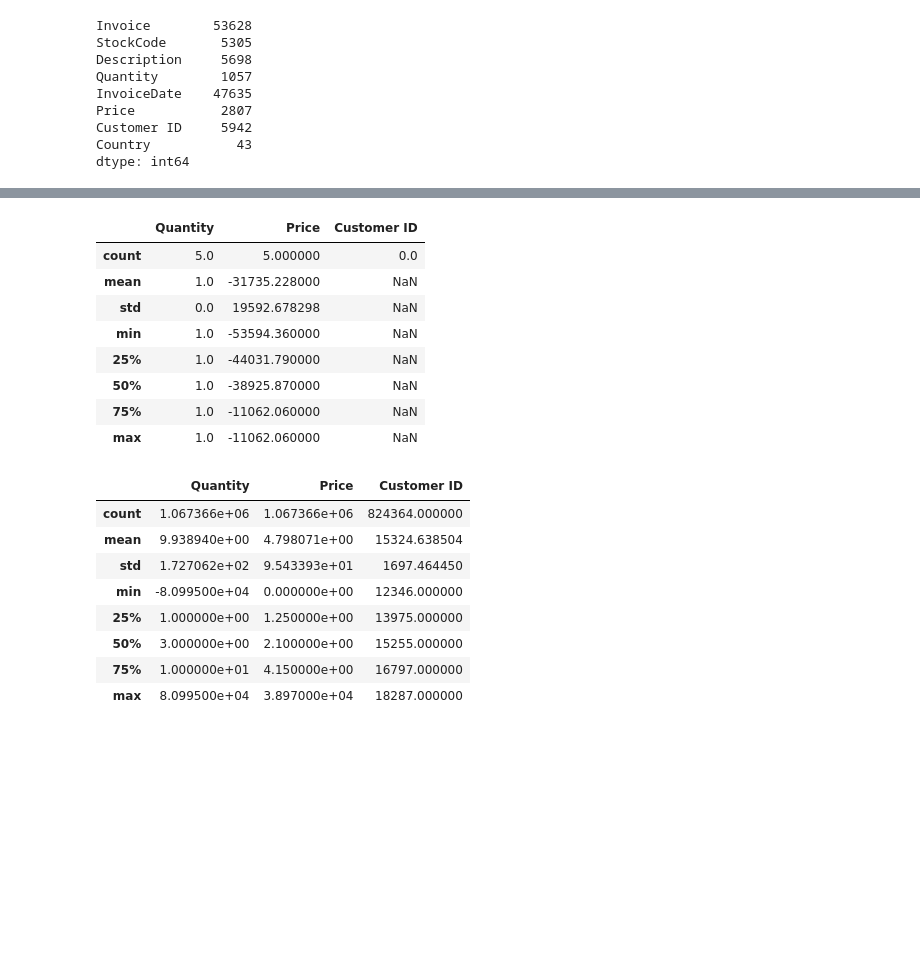
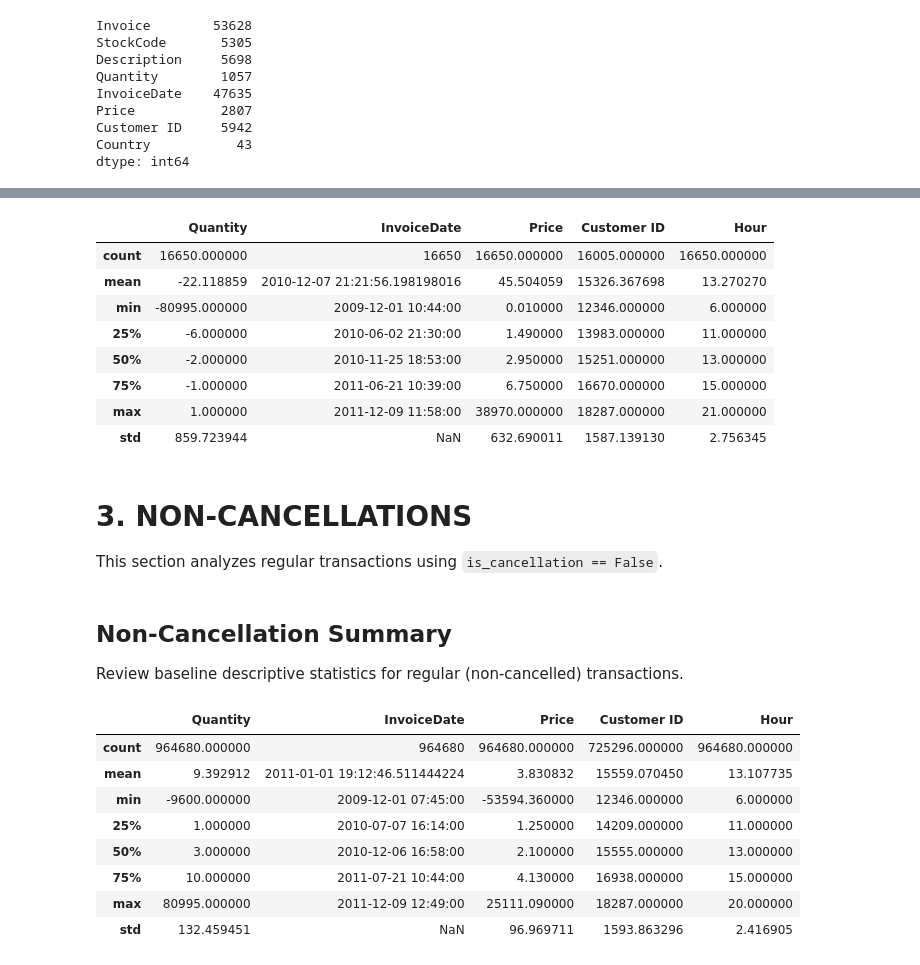
Before and after one commit to smnsht/unusual-customer-purchasing, a Jupyter notebook: notebooks/01_EDA.ipynb, the cells around one changed output, grey strips where cells are left out. Drawn from its saved outputs; the diff is of its cells as text; code cells hidden in the pictures; blank space fills up the shorter version.

```diff
--- a/notebooks/01_EDA.ipynb
+++ b/notebooks/01_EDA.ipynb
@@ -71,8 +67,7 @@ countries_excluding_uk.plot(kind='pie', autopct='%1.1f%%', title='Top 10 Countri
 # %%
-# plot distribution of day of week of transactions using pandas built-in plot function in UK only
-uk_transactions = df[df['Country'] == 'United Kingdom'].copy()
+df.drop(df[df['Country'] != 'United Kingdom'].index, inplace=True)
 
-# Infer the day of week from the InvoiceDate column
-uk_transactions['InvoiceDate'] = pd.to_datetime(uk_transactions['InvoiceDate'])
-uk_transactions['DayOfWeek'] = uk_transactions['InvoiceDate'].dt.day_name()
-uk_transactions['DayOfWeek'].value_counts().sort_index().plot(kind='pie', autopct='%1.1f%%', title='Distribution of Day of Week of Transactions in UK')
+df['InvoiceDate'] = pd.to_datetime(df['InvoiceDate'])
+df['Hour'] = df['InvoiceDate'].dt.hour
+df['DayOfWeek'] = df['InvoiceDate'].dt.day_name()
+df['Month'] = df['InvoiceDate'].dt.month_name()
@@ -96,10 +101,4 @@ uk_transactions['Hour'].value_counts().sort_index().plot(kind='bar', title='Dist
 # %%
-# Negative quantities in the Online Retail II dataset primarily represent order cancellations and returns, which are often indicated
-# by  an invoice number starting with the letter 'C'
-# https://www.kaggle.com/code/mustafagerme/arl-using-the-dataset-online-retail-ii
-#
-# This is my prospect for data mining: who are the customers who return products, and what are the products that are returned most often?
-
-df_negative = df[df.Quantity < 0]
-df_negative.describe()
+df['is_cancellation'] = df['Invoice'].astype(str).str.startswith('C', na=False)
+df['is_cancellation'].value_counts()
 # %% [output]
@@ -115,4 +109,6 @@ df_negative.describe()
 # %%
-df_positive = df[df.Quantity > 0]
-df_positive.describe()
+df_cancellations = df[df['is_cancellation']].copy()
+non_cancel_df = df[~df['is_cancellation']].copy()
+
+pd.Series({'cancellations': len(df_cancellations), 'non_cancellations': len(non_cancel_df)})
 # %% [output]
@@ -128,31 +118,31 @@ df_positive.describe()
 # %%
-# Negative values in the Price column of the Online Retail II dataset represent order cancellations, product returns, or administrative bank fees/adjustments.
-# https://www.kaggle.com/code/mustafagerme/arl-using-the-dataset-online-retail-ii
-#
-# This is my prospect for data mining: who are the customers who cancel orders, and what are the products that are cancelled most often?
-df_cancellations = df[df.Price < 0]
 df_cancellations.describe()
 # %% [output]
-|  | Quantity | Price | Customer ID |
-| count | 5.0 | 5.000000 | 0.0 |
-| mean | 1.0 | -31735.228000 | NaN |
-| std | 0.0 | 19592.678298 | NaN |
-| min | 1.0 | -53594.360000 | NaN |
-| 25% | 1.0 | -44031.790000 | NaN |
-| 50% | 1.0 | -38925.870000 | NaN |
-| 75% | 1.0 | -11062.060000 | NaN |
-| max | 1.0 | -11062.060000 | NaN |
+|  | Quantity | InvoiceDate | Price | Customer ID | Hour |
+| count | 16650.000000 | 16650 | 16650.000000 | 16005.000000 | 16650.000000 |
+| mean | -22.118859 | 2010-12-07 21:21:56.198198016 | 45.504059 | 15326.367698 | 13.270270 |
+| min | -80995.000000 | 2009-12-01 10:44:00 | 0.010000 | 12346.000000 | 6.000000 |
+| 25% | -6.000000 | 2010-06-02 21:30:00 | 1.490000 | 13983.000000 | 11.000000 |
+| 50% | -2.000000 | 2010-11-25 18:53:00 | 2.950000 | 15251.000000 | 13.000000 |
+| 75% | -1.000000 | 2011-06-21 10:39:00 | 6.750000 | 16670.000000 | 15.000000 |
+| max | 1.000000 | 2011-12-09 11:58:00 | 38970.000000 | 18287.000000 | 21.000000 |
+| std | 859.723944 | NaN | 632.690011 | 1587.139130 | 2.756345 |
+# %% [markdown]
+# 3. NON-CANCELLATIONS
+
+This section analyzes regular transactions using `is_cancellation == False`.
+# %% [markdown]
+## Non-Cancellation Summary
+Review baseline descriptive statistics for regular (non-cancelled) transactions.
 # %%
-# not-cancellation transactions
-non_cancel_df = df[df.Price >= 0]
 non_cancel_df.describe()
 # %% [output]
-|  | Quantity | Price | Customer ID |
-| count | 1.067366e+06 | 1.067366e+06 | 824364.000000 |
-| mean | 9.938940e+00 | 4.798071e+00 | 15324.638504 |
-| std | 1.727062e+02 | 9.543393e+01 | 1697.464450 |
-| min | -8.099500e+04 | 0.000000e+00 | 12346.000000 |
-| 25% | 1.000000e+00 | 1.250000e+00 | 13975.000000 |
-| 50% | 3.000000e+00 | 2.100000e+00 | 15255.000000 |
-| 75% | 1.000000e+01 | 4.150000e+00 | 16797.000000 |
-| max | 8.099500e+04 | 3.897000e+04 | 18287.000000 |
+|  | Quantity | InvoiceDate | Price | Customer ID | Hour |
+| count | 964680.000000 | 964680 | 964680.000000 | 725296.000000 | 964680.000000 |
+| mean | 9.392912 | 2011-01-01 19:12:46.511444224 | 3.830832 | 15559.070450 | 13.107735 |
+| min | -9600.000000 | 2009-12-01 07:45:00 | -53594.360000 | 12346.000000 | 6.000000 |
+| 25% | 1.000000 | 2010-07-07 16:14:00 | 1.250000 | 14209.000000 | 11.000000 |
+| 50% | 3.000000 | 2010-12-06 16:58:00 | 2.100000 | 15555.000000 | 13.000000 |
+| 75% | 10.000000 | 2011-07-21 10:44:00 | 4.130000 | 16938.000000 | 15.000000 |
+| max | 80995.000000 | 2011-12-09 12:49:00 | 25111.090000 | 18287.000000 | 20.000000 |
+| std | 132.459451 | NaN | 96.969711 | 1593.863296 | 2.416905 |
```
Also changed, not shown: parts of 22 cells of this notebook, 1 other file.
